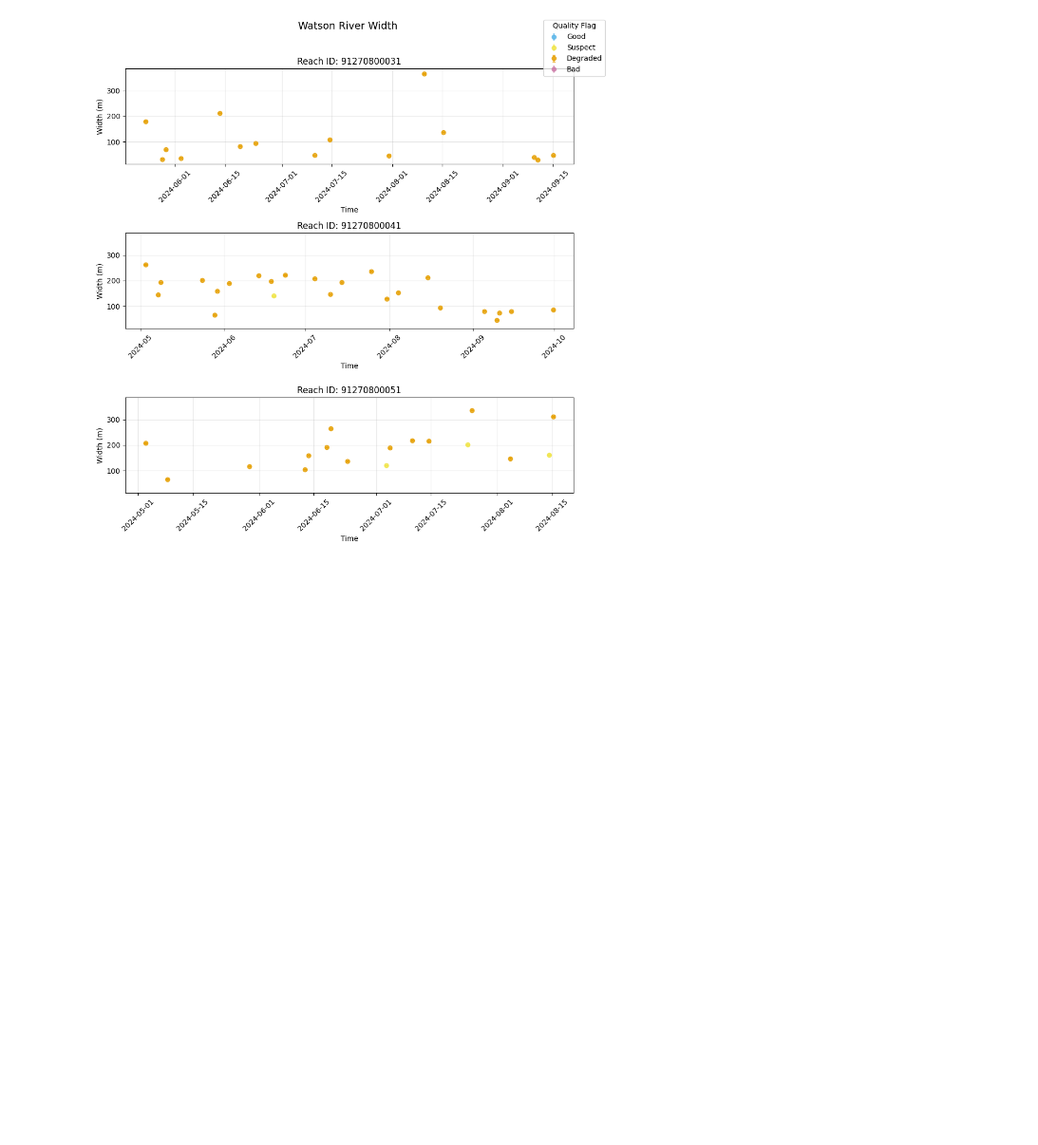
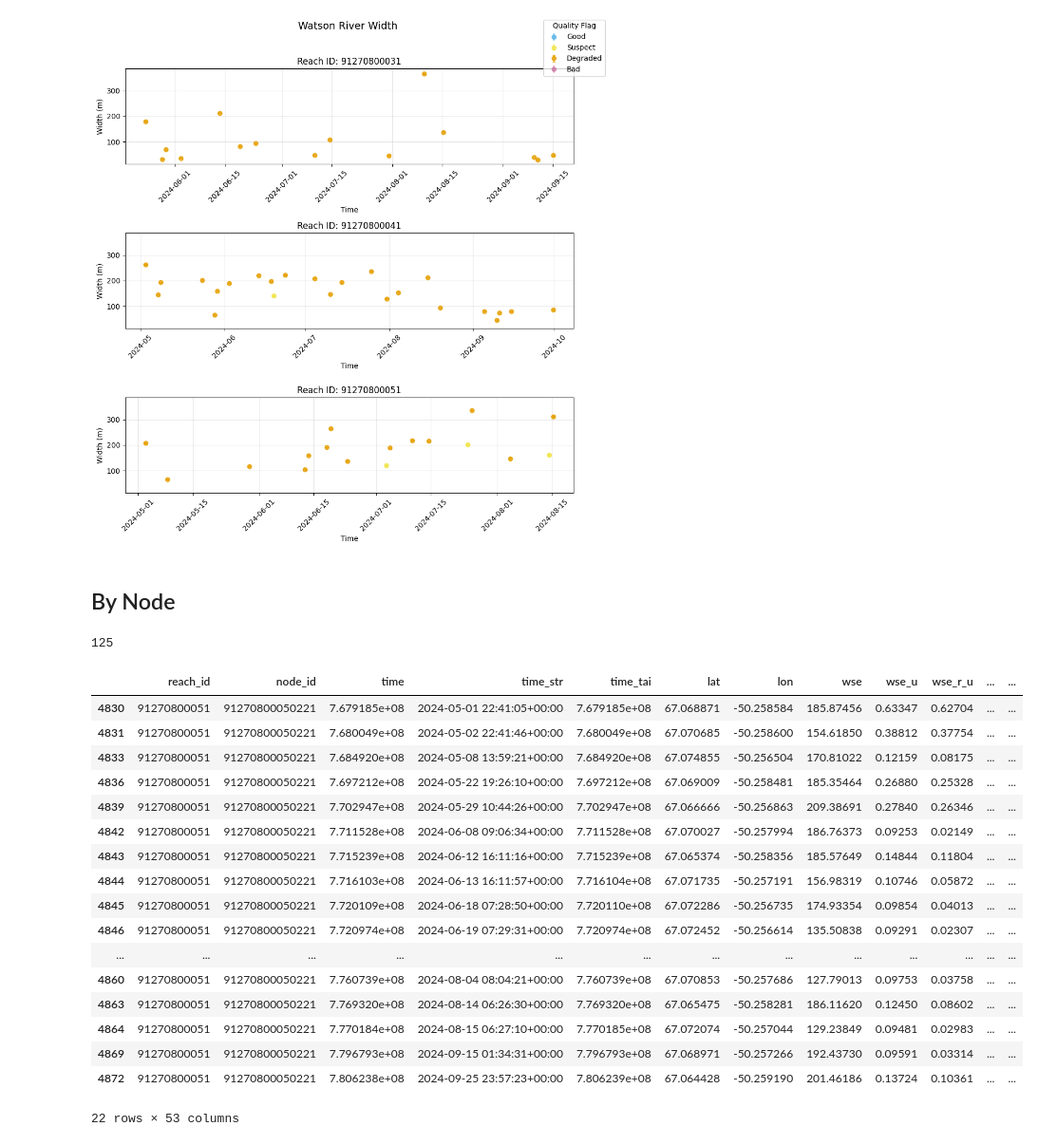
Before and after one commit to mlmac-seid/SWOTson_River, a Jupyter notebook: scripts/SWOT_timeseries.ipynb, the cells around one changed output. Shown at 95% size. Saved outputs shown, nothing was run; the diff lists cells and outputs as text; code cells hidden in the pictures; blank space fills up the shorter version.

Commit message:
SWOT data explorations

```diff
--- a/scripts/SWOT_timeseries.ipynb
+++ b/scripts/SWOT_timeseries.ipynb
@@ -161,3 +163,54 @@ Try using .loc[row_indexer,col_indexer] = value instead
 See the caveats in the documentation: https://pandas.pydata.org/pandas-docs/stable/user_guide/indexing.html#returning-a-view-versus-a-copy
   SWOT_df_filtered['time_str'] = pd.to_datetime(SWOT_df_filtered['time_str'])
 [figure]
+# %% [markdown]
+## By Node
+# %%
+# Read the csv from hydrochron pull
+SWOT_full_df = pd.read_csv('/Users/camryn/Documents/Duke/courses/geospatial_data_analysis/SWOTson_River_Camryn/Watson_node_df.csv')
+
+# Remove duplicates based on reach_id, time, and wse (will filter for NaNs)
+SWOT_df = SWOT_full_df.drop_duplicates(subset=['reach_id', 'time', 'wse'], keep='first')
+
+# Base filter SWOT data
+SWOT_df_filtered = SWOT_df[
+    #(SWOT_df['reach_q'] < 2) &
+    (SWOT_df['xtrk_dist'].abs() >= 10000) & # SWOT values are only valid from 10-60km cross track
+    (SWOT_df['xtrk_dist'].abs() <= 60000) &
+    (SWOT_df['wse'] > 0) # another NaN check
+    # Potential additional filters:
+    # & (SWOT_df['dark_frac'] <= 50) # dark water
+    # & (SWOT_df['wse_u'] <= 0.5) # wse uncertainty
+]
+# %%
+len(SWOT_df_filtered['node_id'].unique())
+# %% [output]
+125
+# %%
+# Base filter SWOT data
+SWOT_node_912708000050221 = SWOT_df_filtered[
+    (SWOT_df['node_id'] == 91270800050221) &
+    (SWOT_df['xtrk_dist'].abs() >= 10000) & # SWOT values are only valid from 10-60km cross track
+    (SWOT_df['xtrk_dist'].abs() <= 60000) &
+    (SWOT_df['wse'] > 0)]
+# %%
+SWOT_node_912708000050221.head(30)
+# %% [output]
+|  | reach_id | node_id | time | time_str | time_tai | lat | lon | wse | wse_u | wse_r_u | ... | ... |
+| 4830 | 91270800051 | 91270800050221 | 7.679185e+08 | 2024-05-01 22:41:05+00:00 | 7.679185e+08 | 67.068871 | -50.258584 | 185.87456 | 0.63347 | 0.62704 | ... | ... |
+| 4831 | 91270800051 | 91270800050221 | 7.680049e+08 | 2024-05-02 22:41:46+00:00 | 7.680049e+08 | 67.070685 | -50.258600 | 154.61850 | 0.38812 | 0.37754 | ... | ... |
+| 4833 | 91270800051 | 91270800050221 | 7.684920e+08 | 2024-05-08 13:59:21+00:00 | 7.684920e+08 | 67.074855 | -50.256504 | 170.81022 | 0.12159 | 0.08175 | ... | ... |
+| 4836 | 91270800051 | 91270800050221 | 7.697212e+08 | 2024-05-22 19:26:10+00:00 | 7.697212e+08 | 67.069009 | -50.258481 | 185.35464 | 0.26880 | 0.25328 | ... | ... |
+| 4839 | 91270800051 | 91270800050221 | 7.702947e+08 | 2024-05-29 10:44:26+00:00 | 7.702947e+08 | 67.066666 | -50.256863 | 209.38691 | 0.27840 | 0.26346 | ... | ... |
+| 4842 | 91270800051 | 91270800050221 | 7.711528e+08 | 2024-06-08 09:06:34+00:00 | 7.711528e+08 | 67.070027 | -50.257994 | 186.76373 | 0.09253 | 0.02149 | ... | ... |
+| 4843 | 91270800051 | 91270800050221 | 7.715239e+08 | 2024-06-12 16:11:16+00:00 | 7.715239e+08 | 67.065374 | -50.258356 | 185.57649 | 0.14844 | 0.11804 | ... | ... |
+| 4844 | 91270800051 | 91270800050221 | 7.716103e+08 | 2024-06-13 16:11:57+00:00 | 7.716104e+08 | 67.071735 | -50.257191 | 156.98319 | 0.10746 | 0.05872 | ... | ... |
+| 4845 | 91270800051 | 91270800050221 | 7.720109e+08 | 2024-06-18 07:28:50+00:00 | 7.720110e+08 | 67.072286 | -50.256735 | 174.93354 | 0.09854 | 0.04013 | ... | ... |
+| 4846 | 91270800051 | 91270800050221 | 7.720974e+08 | 2024-06-19 07:29:31+00:00 | 7.720974e+08 | 67.072452 | -50.256614 | 135.50838 | 0.09291 | 0.02307 | ... | ... |
+| ... | ... | ... | ... | ... | ... | ... | ... | ... | ... | ... | ... | ... |
+| 4860 | 91270800051 | 91270800050221 | 7.760739e+08 | 2024-08-04 08:04:21+00:00 | 7.760739e+08 | 67.070853 | -50.257686 | 127.79013 | 0.09753 | 0.03758 | ... | ... |
+| 4863 | 91270800051 | 91270800050221 | 7.769320e+08 | 2024-08-14 06:26:30+00:00 | 7.769320e+08 | 67.065475 | -50.258281 | 186.11620 | 0.12450 | 0.08602 | ... | ... |
+| 4864 | 91270800051 | 91270800050221 | 7.770184e+08 | 2024-08-15 06:27:10+00:00 | 7.770185e+08 | 67.072074 | -50.257044 | 129.23849 | 0.09481 | 0.02983 | ... | ... |
+| 4869 | 91270800051 | 91270800050221 | 7.796793e+08 | 2024-09-15 01:34:31+00:00 | 7.796793e+08 | 67.068971 | -50.257266 | 192.43730 | 0.09591 | 0.03314 | ... | ... |
+| 4872 | 91270800051 | 91270800050221 | 7.806238e+08 | 2024-09-25 23:57:23+00:00 | 7.806239e+08 | 67.064428 | -50.259190 | 201.46186 | 0.13724 | 0.10361 | ... | ... |
+22 rows × 53 columns
```
Also changed, not shown: parts of 3 cells of this notebook.
